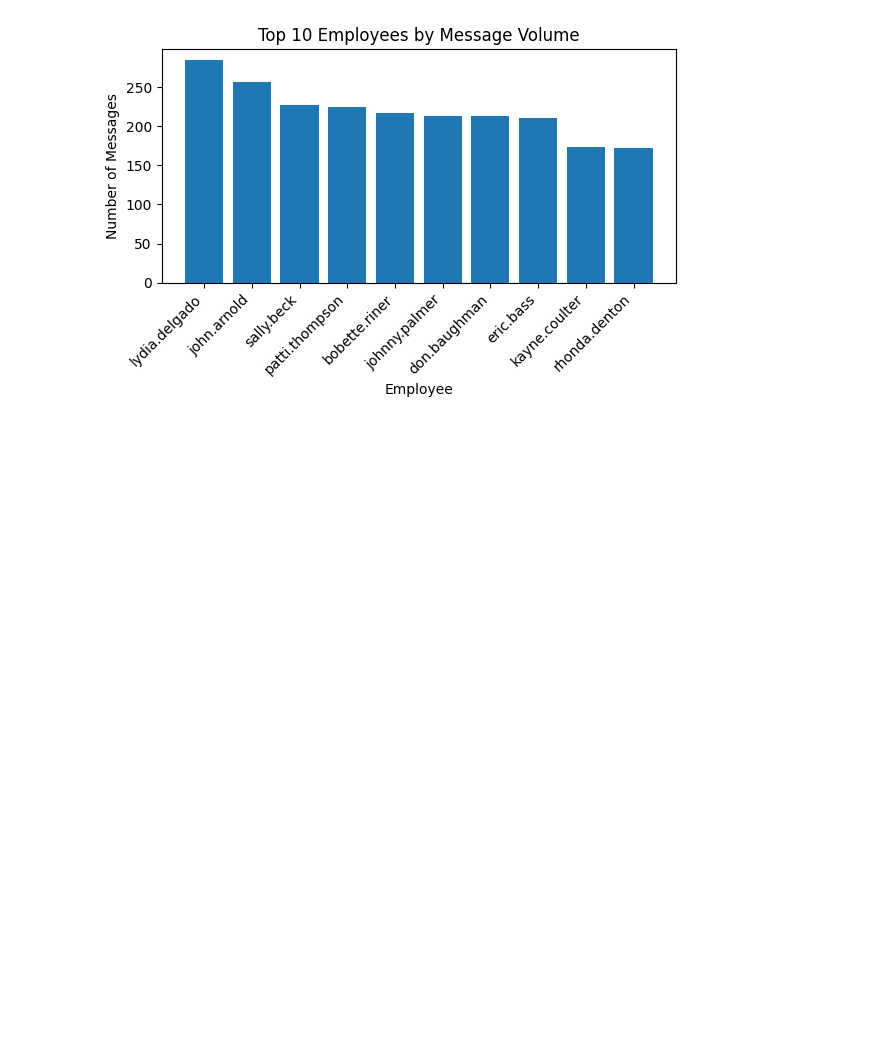
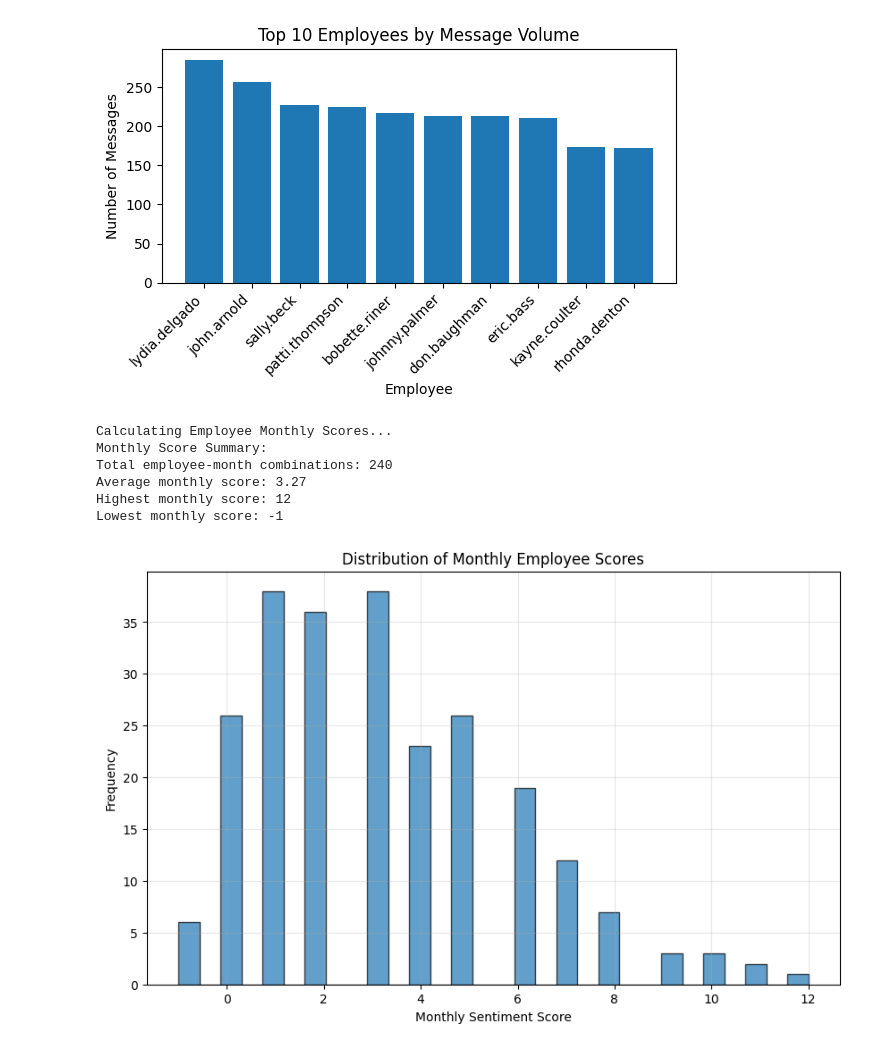
Before and after one commit to geniusdude1012/Employee-Sentiment-Analysis, a Jupyter notebook: notebooks/Sentiment_Analysis.ipynb, the cells around one changed output. Saved outputs shown, nothing was run; the diff lists cells and outputs as text; code cells hidden in the pictures; blank space fills up the shorter version.

Commit message:
Added eda and predictive model for score calculation

```diff
--- a/notebooks/Sentiment_Analysis.ipynb
+++ b/notebooks/Sentiment_Analysis.ipynb
@@ -179,3 +199,39 @@ plt.savefig('../visualization/top_employees_volume.jpg', dpi=300, bbox_inches='t
 plt.show()
 # %% [output]
 [figure]
+# %%
+print("Calculating Employee Monthly Scores...")
+
+# Calculate monthly scores for each employee
+employee_monthly_scores = df.groupby(['from', 'year_month']).agg({
+    'sentiment_score': 'sum',
+    'body': 'count',  # message count
+    'sentiment': lambda x: (x == 'Negative').sum()  # count negative messages
+}).reset_index()
+
+employee_monthly_scores.columns = ['employee', 'year_month', 'monthly_score', 'message_count', 'negative_count']
+
+# Display summary
+print("Monthly Score Summary:")
+print(f"Total employee-month combinations: {len(employee_monthly_scores)}")
+print(f"Average monthly score: {employee_monthly_scores['monthly_score'].mean():.2f}")
+print(f"Highest monthly score: {employee_monthly_scores['monthly_score'].max()}")
+print(f"Lowest monthly score: {employee_monthly_scores['monthly_score'].min()}")
+
+# Plot monthly score distribution
+plt.figure(figsize=(10, 6))
+plt.hist(employee_monthly_scores['monthly_score'], bins=30, edgecolor='black', alpha=0.7)
+plt.title('Distribution of Monthly Employee Scores')
+plt.xlabel('Monthly Sentiment Score')
+plt.ylabel('Frequency')
+plt.grid(True, alpha=0.3)
+plt.savefig('../visualization/score_distribution.png', dpi=300, bbox_inches='tight')
+plt.show()
+# %% [output]
+Calculating Employee Monthly Scores...
+Monthly Score Summary:
+Total employee-month combinations: 240
+Average monthly score: 3.27
+Highest monthly score: 12
+Lowest monthly score: -1
+[figure, added]
```
Also changed, not shown: parts of 14 cells of this notebook, 3 other files.
